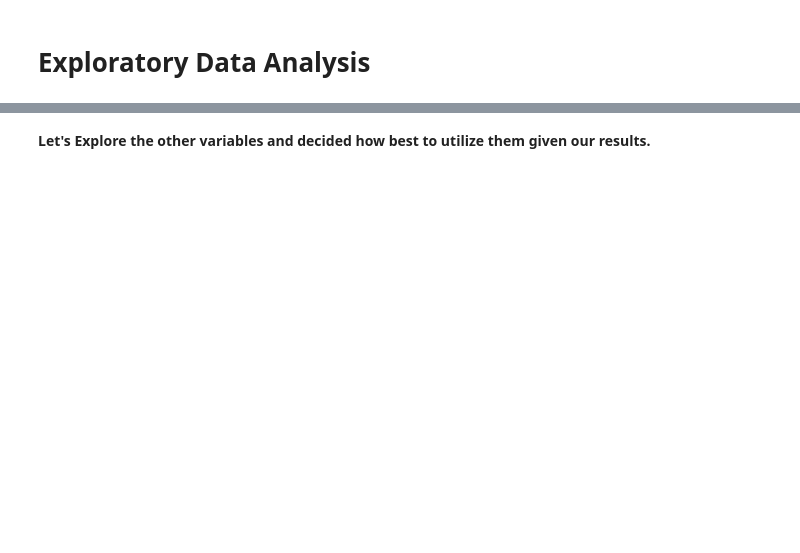
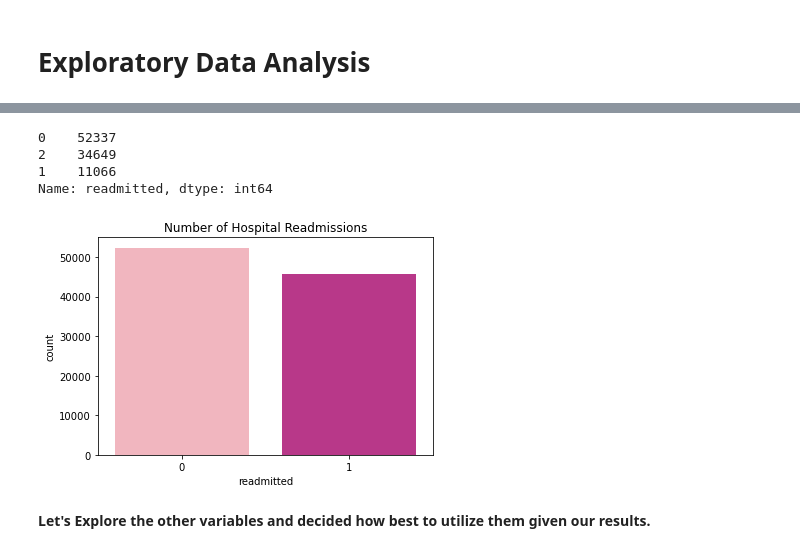
Before and after one commit to akamara05/diabetic_readmissions_project, a Jupyter notebook: part-03/Part 2 - EDA .ipynb, the cells around one changed output, grey strips where cells are left out. Cells and saved outputs as stored; diff of their text form; code cells hidden in the pictures; blank space fills up the shorter version.

```diff
--- a/part-03/Part 2 - EDA .ipynb
+++ b/part-03/Part 2 - EDA .ipynb
@@ -96,0 +82,7 @@ Text(0.5, 1.0, 'Number of Hospital Readmissions')
+# %%
+df.readmitted.value_counts()
+# %% [output]
+0    52337
+2    34649
+1    11066
+Name: readmitted, dtype: int64
@@ -97,3 +91,9 @@ Text(0.5, 1.0, 'Number of Hospital Readmissions')
+# %%
+plt.figure(figsize=(6,4))
+sns.countplot(x='readmitted',data=df, palette= 'RdPu')
+plt.title('Number of Hospital Readmissions');
+# %% [output]
+[figure, added]
 # %% [markdown]
 __Let's Explore the other variables and decided how best to utilize them given our results.__
 # %%
```
Also changed, not shown: parts of 73 cells of this notebook, 4 other files.
